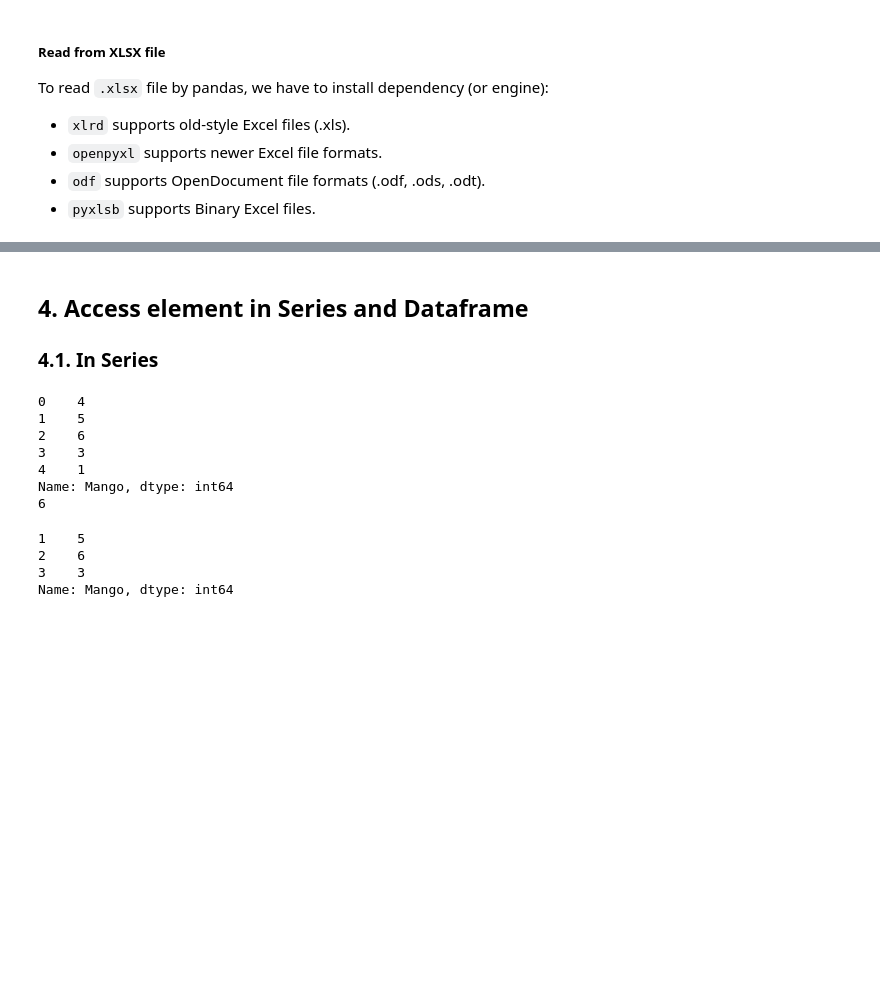
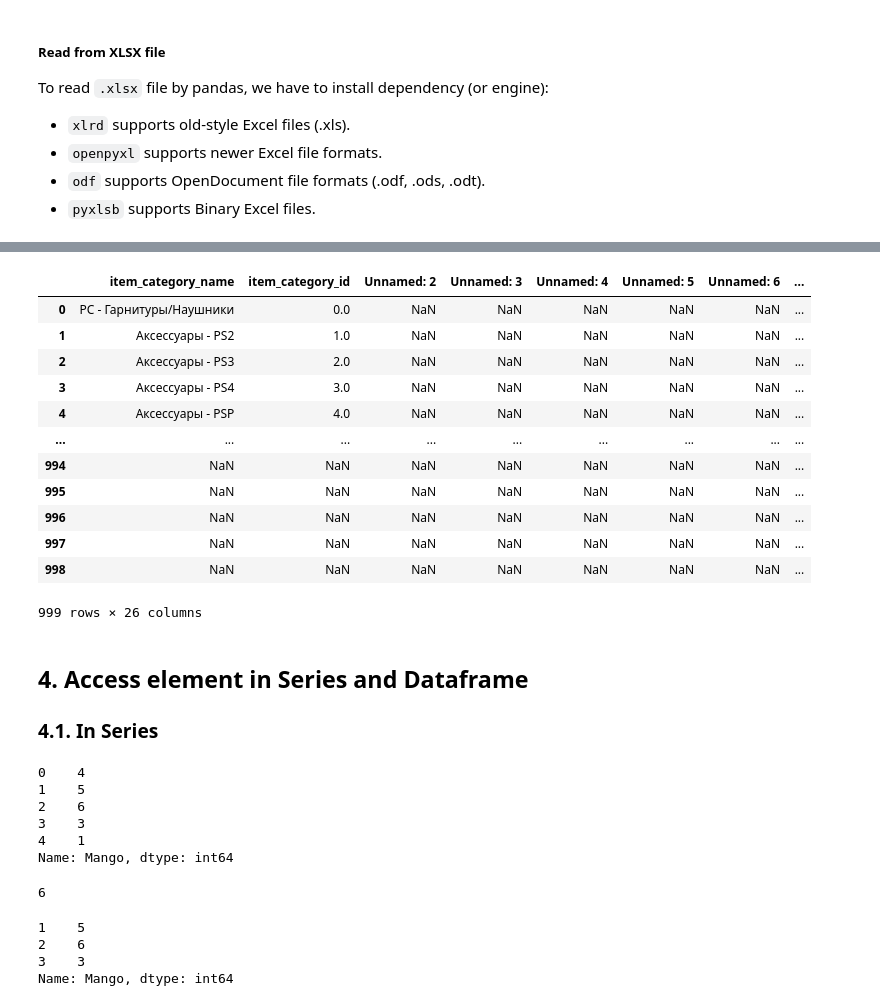
Before and after one commit to MinhHuuNguyen/mci-python, a Jupyter notebook: python_lv1/lectures/4_pandas_intro.ipynb, the cells around one changed output, grey strips where cells are left out. Cells and saved outputs as stored; diff of their text form; code cells hidden in the pictures; blank space fills up the shorter version.

```diff
--- a/python_lv1/lectures/4_pandas_intro.ipynb
+++ b/python_lv1/lectures/4_pandas_intro.ipynb
@@ -166,23 +226,38 @@ test_df
 # %%
 # sheet_name=`None` to load all sheets into a `dict`
-test_df = pd.read_excel('data/predict_future_sales/data.xlsx', sheet_name=None, engine='openpyxl')
-
-test_df
+test_df = pd.read_excel('../data/predict_future_sales/data.xlsx', sheet_name=None, engine='openpyxl')
+# %%
+test_df['item_categories']
+# %% [output]
+|  | item_category_name | item_category_id | Unnamed: 2 | Unnamed: 3 | Unnamed: 4 | Unnamed: 5 | Unnamed: 6 | ... |
+| 0 | PC - Гарнитуры/Наушники | 0.0 | NaN | NaN | NaN | NaN | NaN | ... |
+| 1 | Аксессуары - PS2 | 1.0 | NaN | NaN | NaN | NaN | NaN | ... |
+| 2 | Аксессуары - PS3 | 2.0 | NaN | NaN | NaN | NaN | NaN | ... |
+| 3 | Аксессуары - PS4 | 3.0 | NaN | NaN | NaN | NaN | NaN | ... |
+| 4 | Аксессуары - PSP | 4.0 | NaN | NaN | NaN | NaN | NaN | ... |
+| ... | ... | ... | ... | ... | ... | ... | ... | ... |
+| 994 | NaN | NaN | NaN | NaN | NaN | NaN | NaN | ... |
+| 995 | NaN | NaN | NaN | NaN | NaN | NaN | NaN | ... |
+| 996 | NaN | NaN | NaN | NaN | NaN | NaN | NaN | ... |
+| 997 | NaN | NaN | NaN | NaN | NaN | NaN | NaN | ... |
+| 998 | NaN | NaN | NaN | NaN | NaN | NaN | NaN | ... |
+999 rows × 26 columns
 # %% [markdown]
 ## 4. Access element in Series and Dataframe
 ###  4.1. In Series
+# %%
+print(series_1)
+# %% [output]
+0    4
+1    5
+2    6
+3    3
+4    1
+Name: Mango, dtype: int64
 # %%
-print(series_1)
-
 # Access one element
 print(series_1[2])
 # %% [output]
-0    4
-1    5
-2    6
-3    3
-4    1
-Name: Mango, dtype: int64
 6
 # %%
 # Access multiple elements
```
Also changed, not shown: parts of 19 cells of this notebook, 23 other files.
